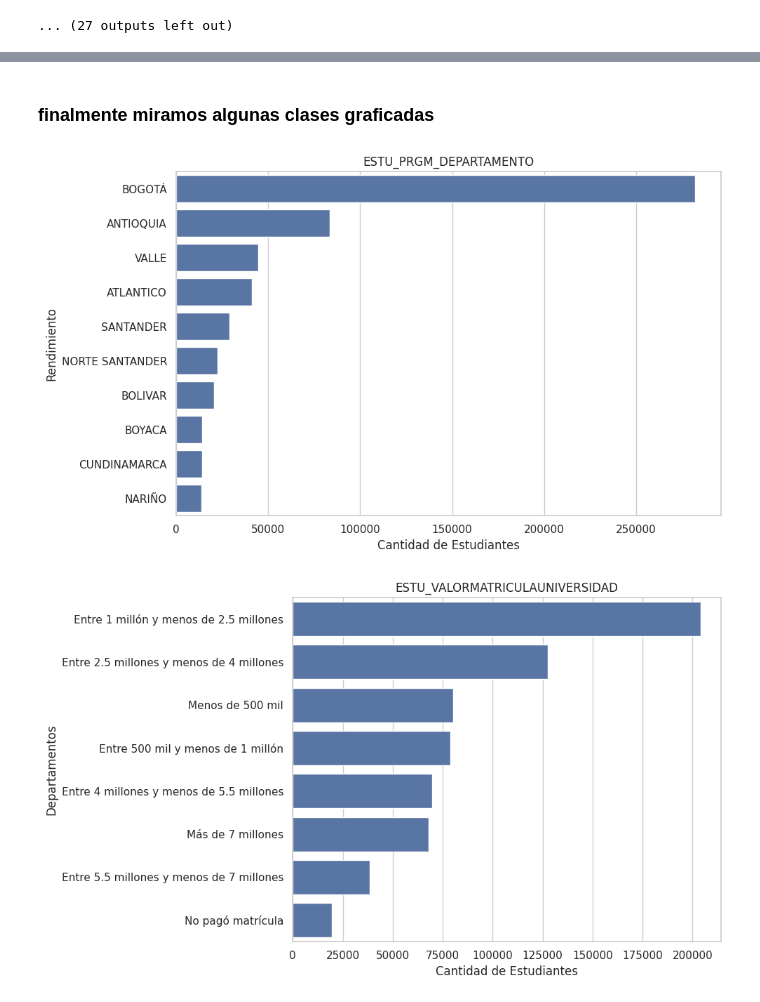
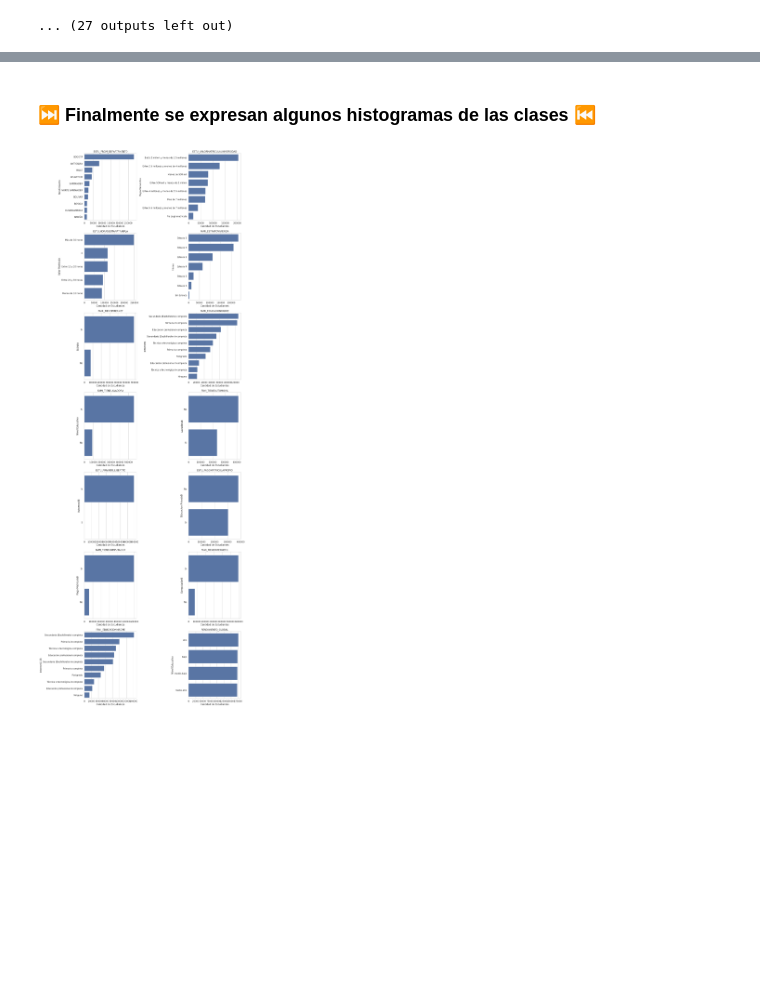
Before and after one commit to KevinGJ23/Inteligencia_Artificial, a Jupyter notebook: Proyecto/01_exploración.ipynb, the cells around one changed output, grey strips where cells are left out. Saved outputs shown, nothing was run; the diff lists cells and outputs as text; code cells hidden in the pictures; blank space fills up the shorter version.

```diff
--- a/Proyecto/01_exploración.ipynb
+++ b/Proyecto/01_exploración.ipynb
@@ -438,22 +465,29 @@ COLUMNAS CATEGÓRICAS
 | FAMI_TIENEINTERNET.1 | 2 |
 | FAMI_EDUCACIONMADRE | 12 |
 | RENDIMIENTO_GLOBAL | 4 |
-# %% [markdown]
-### finalmente miramos algunas clases graficadas
+# %% [markdown]
+### ⏭ **Finalmente se expresan algunos histogramas de las clases** ⏮
 # %%
+
+
+
 sns.set(style="whitegrid")
-plt.rcParams["figure.figsize"] = (10, 6)
+plt.rcParams["figure.figsize"] = (15, 40) # Ajustar el tamaño de la figura
+
+fig, axes = plt.subplots(7, 2, figsize=(15, 40)) # Create 7x2 subplots
+axes = axes.flatten()
+
 ejey=["Departamentos","Valor Matricula", "Horas","Estrato","InternetB","Nivel Educativo","LavadoraB","AutomovilB","Educacion PrivadaB","Pago MatriculaB","ComputadorB","Internet1.1B","Nivel Educativo", "Rendimiento"]
 for i in range(1, len(columns_categorical)):
     column = columns_categorical[i]
-    top_values = data_train[column].value_counts().nlargest(10)  # Top 10 categorías más frecuentes
+    top_values = data_train[column].value_counts().nlargest(10)
+    sns.barplot(ax=axes[i-1], x=top_values.values, y=top_values.index) # Especificar ejes
+    axes[i-1].set_title(f"{column}") # Colocarle l título específico a cada eje
+    axes[i-1].set_xlabel("Cantidad de Estudiantes")
+    axes[i-1].set_ylabel(ejey[i-2])
+    plt.tight_layout()
 
-    sns.barplot(x=top_values.values, y=top_values.index)
-    plt.title(f"{column}")
-    plt.xlabel("Cantidad de Estudiantes")
-    plt.ylabel(ejey[i-2])
-    plt.tight_layout()
-    plt.show()
+
+plt.show()
 # %% [output]
-[figure, old version]
+[figure, new version]
-[figure, removed]
```
Also changed, not shown: parts of 18 cells of this notebook.
